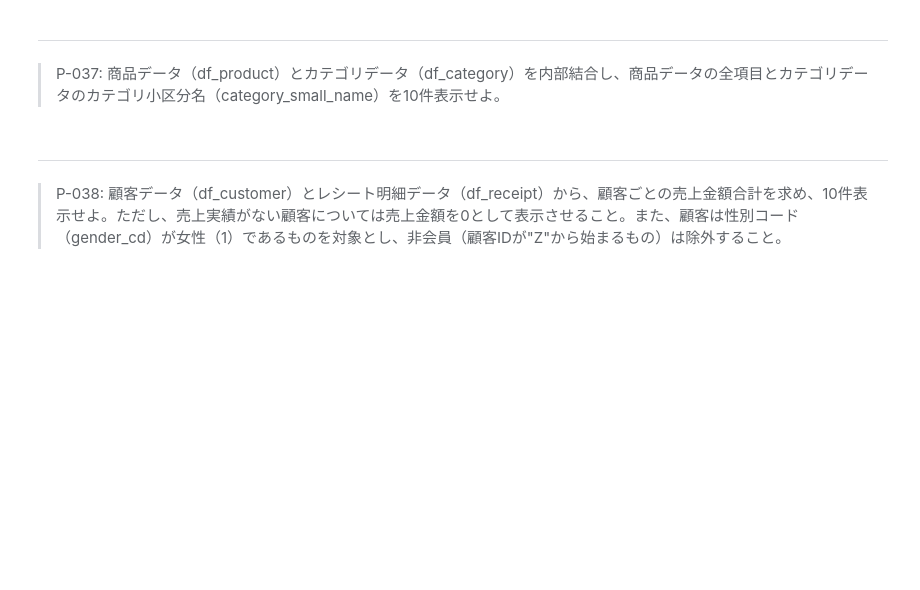
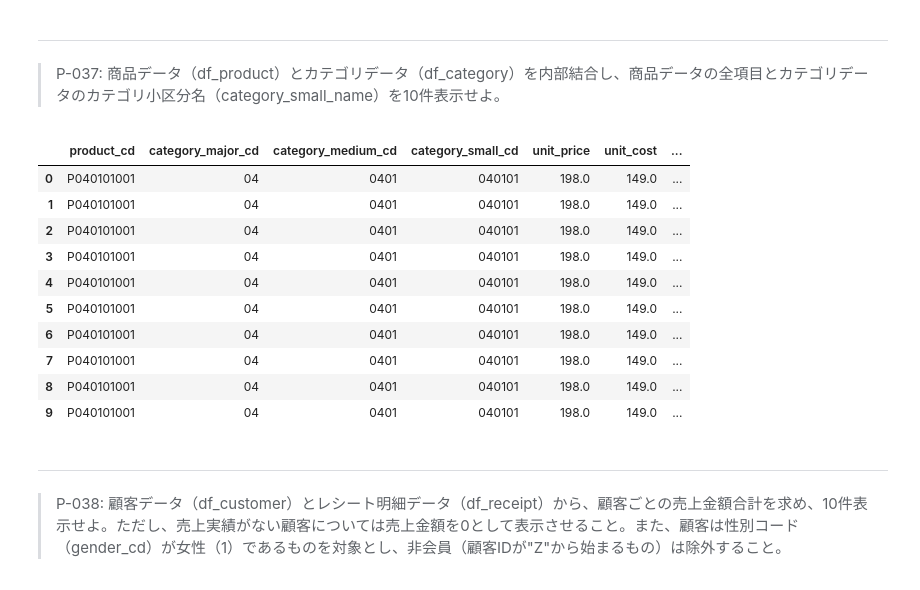
Before and after one commit to Yuki-bach/100knocks-preprocess, a Jupyter notebook: docker/work/preprocess_knock_Python.ipynb, the cells around one changed output. Cells and saved outputs as stored; diff of their text form; code cells hidden in the pictures; blank space fills up the shorter version.

```diff
--- a/docker/work/preprocess_knock_Python.ipynb
+++ b/docker/work/preprocess_knock_Python.ipynb
@@ -465,6 +710,23 @@ numpy.std(a, axis=None, dtype=None, out=None, ddof=0, keepdims=)
 # %% [markdown]
 ---
 > P-037: 商品データ（df_product）とカテゴリデータ（df_category）を内部結合し、商品データの全項目とカテゴリデータのカテゴリ小区分名（category_small_name）を10件表示せよ。
+# %%
+pd.merge(
+    df_product, df_category[['category_major_cd', 'category_small_name']],
+    how='inner', on='category_major_cd'
+).head(10)
+# %% [output]
+|  | product_cd | category_major_cd | category_medium_cd | category_small_cd | unit_price | unit_cost | ... |
+| 0 | P040101001 | 04 | 0401 | 040101 | 198.0 | 149.0 | ... |
+| 1 | P040101001 | 04 | 0401 | 040101 | 198.0 | 149.0 | ... |
+| 2 | P040101001 | 04 | 0401 | 040101 | 198.0 | 149.0 | ... |
+| 3 | P040101001 | 04 | 0401 | 040101 | 198.0 | 149.0 | ... |
+| 4 | P040101001 | 04 | 0401 | 040101 | 198.0 | 149.0 | ... |
+| 5 | P040101001 | 04 | 0401 | 040101 | 198.0 | 149.0 | ... |
+| 6 | P040101001 | 04 | 0401 | 040101 | 198.0 | 149.0 | ... |
+| 7 | P040101001 | 04 | 0401 | 040101 | 198.0 | 149.0 | ... |
+| 8 | P040101001 | 04 | 0401 | 040101 | 198.0 | 149.0 | ... |
+| 9 | P040101001 | 04 | 0401 | 040101 | 198.0 | 149.0 | ... |
 # %% [markdown]
 ---
 > P-038: 顧客データ（df_customer）とレシート明細データ（df_receipt）から、顧客ごとの売上金額合計を求め、10件表示せよ。ただし、売上実績がない顧客については売上金額を0として表示させること。また、顧客は性別コード（gender_cd）が女性（1）であるものを対象とし、非会員（顧客IDが"Z"から始まるもの）は除外すること。
```
Also changed, not shown: parts of 36 cells of this notebook.
